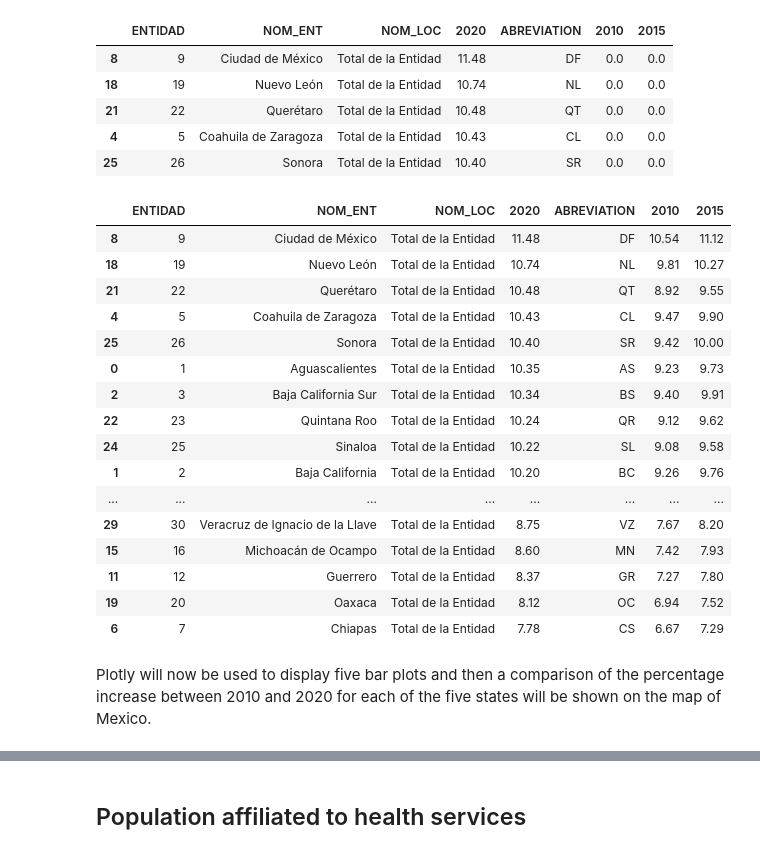
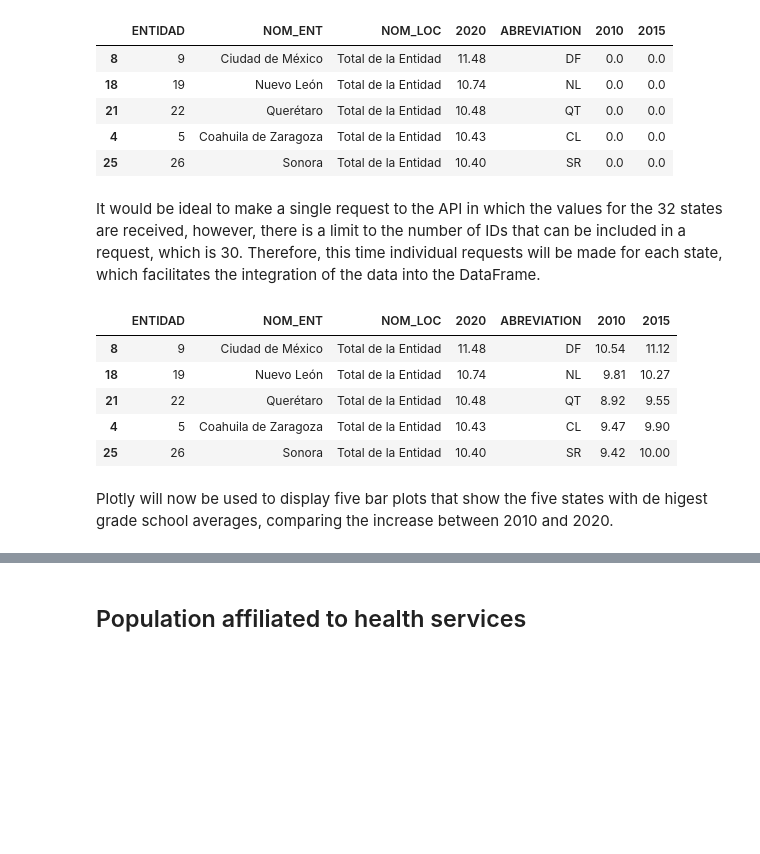
Before and after one commit to aarondiuz/Proyecto_Censo, a Jupyter notebook: Proyecto_Censo.ipynb, the cells around one changed output, grey strips where cells are left out. Cells and saved outputs as stored; diff of their text form; code cells hidden in the pictures; blank space fills up the shorter version.

```diff
--- a/Proyecto_Censo.ipynb
+++ b/Proyecto_Censo.ipynb
@@ -316,9 +300,8 @@ As an example of the manipulation of economic data and of each of the states of
 # %%
 # DataFrame of states with ID Number
 # Se agregarn las abreviaturas de acuerdo con cierto instituto (para cita)
-nombres_estados = pd.read_csv('data/Catalogo_entidades.csv')
-nombres_estados = nombres_estados[:32]
-nombres_estados
+statesNames = pd.read_csv('data/Catalogo_entidades.csv')[:32]
+statesNames
 # %% [output]
 |  | CLAVE_ENTIDAD | ENTIDAD_FEDERATIVA | ABREVIATURA |
 | 0 | 1 | AGUASCALIENTES | AS |
@@ -343,7 +326,7 @@ nombres_estados
 
 ListPercent = []
 
-for number in nombres_estados['CLAVE_ENTIDAD']:
+for number in statesNames['CLAVE_ENTIDAD']:
     if number < 10:
         idnum = '0700000'+str(number)
     else:
@@ -361,8 +344,8 @@ print(ListPercent)
 [63.3042, 65.5097, 67.0458, 63.3418, 59.9867, 65.2662, 61.1885, 62.273, 64.43, 57.7831, 61.8386, 60.5907, 61.1115, 64.1029, 62.1736, 62.0611, 63.5905, 62.7958, 61.4212, 56.7805, 61.9887, 65.0311, 68.4 ...
 # %%
 # Lets add ListPercent to the DataFrame
-nombres_estados['PERCENTAGE'] = ListPercent
-nombres_estados
+statesNames['PERCENTAGE'] = ListPercent
+statesNames
 # %% [output]
 |  | CLAVE_ENTIDAD | ENTIDAD_FEDERATIVA | ABREVIATURA | PERCENTAGE |
 | 0 | 1 | AGUASCALIENTES | AS | 63.3042 |
@@ -540,6 +527,6 @@ graproesState_2020
 | 31 | 32 | Zacatecas | Total de la Entidad | 9.25 |
 # %%
 # Now we just need to merge de abreviations from the DataFrame from before and repeat the same process used for the first map
-graproesState_2020['ABREVIATION'] = nombres_estados['ABREVIATURA'].astype(str)
+graproesState_2020['ABREVIATION'] = statesNames['ABREVIATURA'].astype(str)
 graproesState_2020['GRAPROES'] = graproesState_2020['GRAPROES'].astype(float)
 # %%
@@ -604,54 +580,44 @@ graproesState_top.head()
 | 21 | 22 | Querétaro | Total de la Entidad | 10.48 | QT | 0.0 | 0.0 |
 | 4 | 5 | Coahuila de Zaragoza | Total de la Entidad | 10.43 | CL | 0.0 | 0.0 |
 | 25 | 26 | Sonora | Total de la Entidad | 10.40 | SR | 0.0 | 0.0 |
+# %% [markdown]
+It would be ideal to make a single request to the API in which the values for the 32 states are received, however, there is a limit to the number of IDs that can be included in a request, which is 30. Therefore, this time individual requests will be made for each state, which facilitates the integration of the data into the DataFrame.
 # %%
-# Lets get the data from 2010 and 2015 from the top 5 states listed above
-ids = ''
+# Lets get the data from 2010 and 2015 for all the states
 for i in range(1,33):
   if i < 10:
     id_number =  '0700000{}'.format(i)
   else:
     id_number =  '070000{}'.format(i)
   url='https://www.inegi.org.mx/app/api/indicadores/desarrolladores/jsonxml/INDICATOR/1005000038/es/{}/false/BISE/2.0/d4536fae-59fd-94aa-e9a8-d743e7b47fcd?type=json'.format(id_number)
   response= requests.get(url)
   if response.status_code==200:
       content= json.loads(response.content)
 
       Serie = content['Series'][0]['OBSERVATIONS']
       for observation in Serie:
         if observation['TIME_PERIOD'][2] != '1':
           pass
         else:
           if observation['COBER_GEO'][-2] == '0':
             entidad = int(observation['COBER_GEO'][-1])
           else:
             entidad = int(observation['COBER_GEO'][-2:])
           if observation['TIME_PERIOD'] == '2010':
             graproesState_top['2010'][entidad-1] = round(float(observation['OBS_VALUE']),2)
           elif observation['TIME_PERIOD'] == '2015':
             graproesState_top['2015'][entidad-1] = round(float(observation['OBS_VALUE']),2)
 
-graproesState_top
+graproesState_top.head()
 # %% [output]
 |  | ENTIDAD | NOM_ENT | NOM_LOC | 2020 | ABREVIATION | 2010 | 2015 |
 | 8 | 9 | Ciudad de México | Total de la Entidad | 11.48 | DF | 10.54 | 11.12 |
 | 18 | 19 | Nuevo León | Total de la Entidad | 10.74 | NL | 9.81 | 10.27 |
 | 21 | 22 | Querétaro | Total de la Entidad | 10.48 | QT | 8.92 | 9.55 |
 | 4 | 5 | Coahuila de Zaragoza | Total de la Entidad | 10.43 | CL | 9.47 | 9.90 |
 | 25 | 26 | Sonora | Total de la Entidad | 10.40 | SR | 9.42 | 10.00 |
-| 0 | 1 | Aguascalientes | Total de la Entidad | 10.35 | AS | 9.23 | 9.73 |
-| 2 | 3 | Baja California Sur | Total de la Entidad | 10.34 | BS | 9.40 | 9.91 |
-| 22 | 23 | Quintana Roo | Total de la Entidad | 10.24 | QR | 9.12 | 9.62 |
-| 24 | 25 | Sinaloa | Total de la Entidad | 10.22 | SL | 9.08 | 9.58 |
-| 1 | 2 | Baja California | Total de la Entidad | 10.20 | BC | 9.26 | 9.76 |
-| ... | ... | ... | ... | ... | ... | ... | ... |
-| 29 | 30 | Veracruz de Ignacio de la Llave | Total de la Entidad | 8.75 | VZ | 7.67 | 8.20 |
-| 15 | 16 | Michoacán de Ocampo | Total de la Entidad | 8.60 | MN | 7.42 | 7.93 |
-| 11 | 12 | Guerrero | Total de la Entidad | 8.37 | GR | 7.27 | 7.80 |
-| 19 | 20 | Oaxaca | Total de la Entidad | 8.12 | OC | 6.94 | 7.52 |
-| 6 | 7 | Chiapas | Total de la Entidad | 7.78 | CS | 6.67 | 7.29 |
 # %% [markdown]
-Plotly will now be used to display five bar plots and then a comparison of the percentage increase between 2010 and 2020 for each of the five states will be shown on the map of Mexico.
+Plotly will now be used to display five bar plots that show the five states with de higest grade school averages, comparing the increase between 2010 and 2020.
 # %%
 # Reorganize the data
 graproesState_top5_melted = graproesState_top[:5].melt(id_vars=["NOM_ENT"], value_vars=['2010','2015','2020'], var_name='YEAR', value_name='GRAPROES')
```
Also changed, not shown: parts of 35 cells of this notebook.
